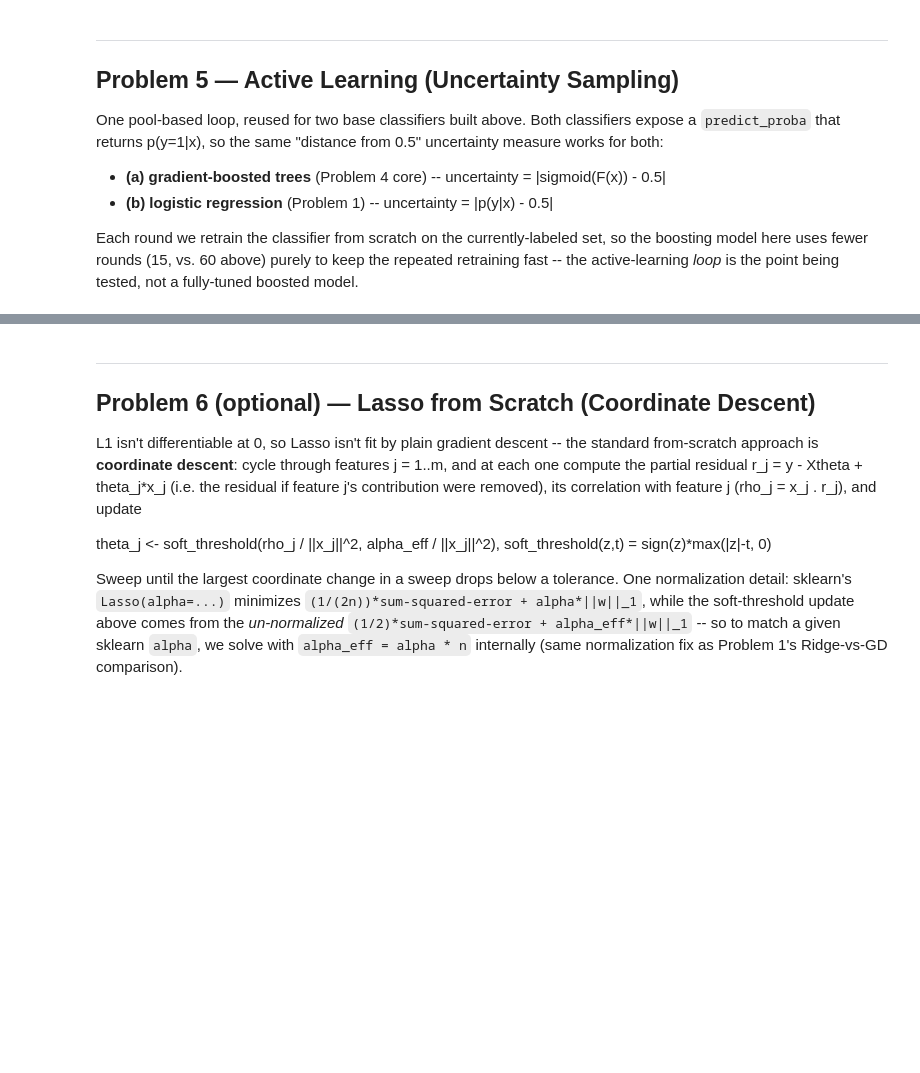
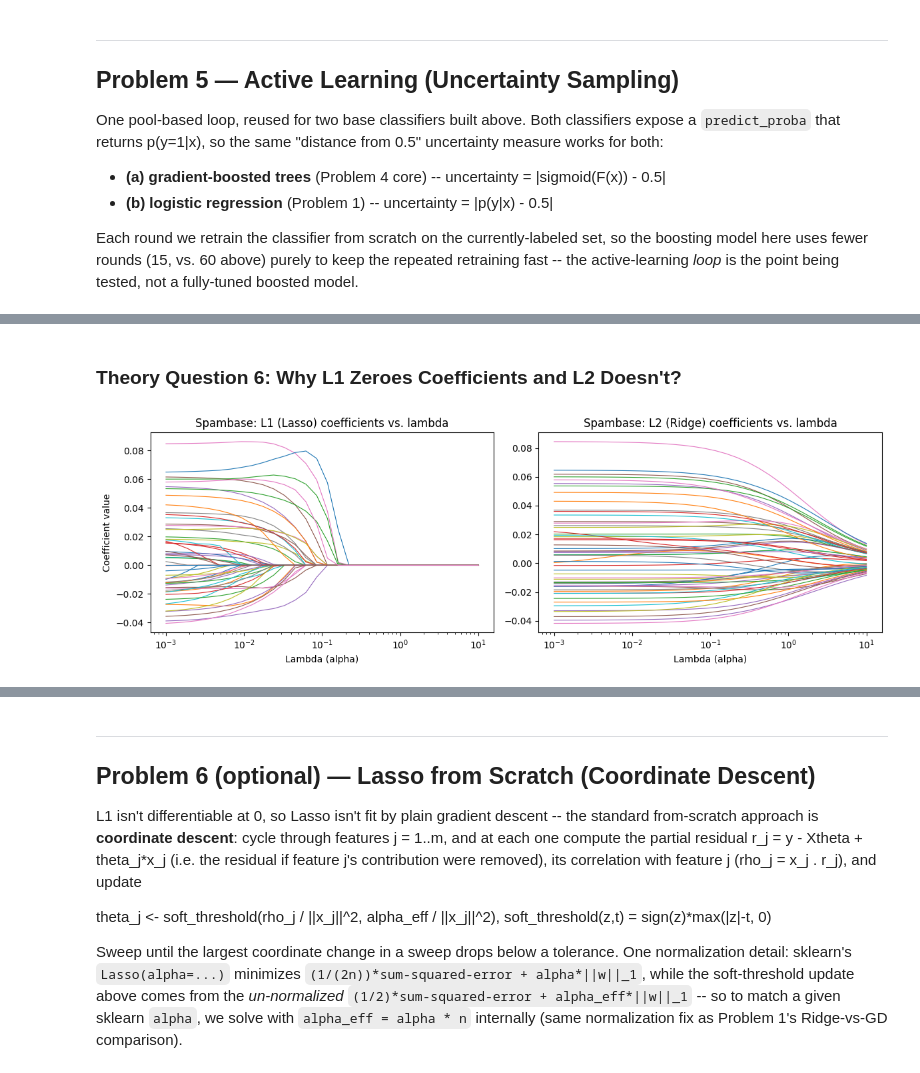
Before and after one commit to g3x-gauransh/CS6140-ML-HW-, a Jupyter notebook: HW2/hw2_26F_starter.ipynb, the cells around one changed output, grey strips where cells are left out. Cells and saved outputs as stored; diff of their text form; code cells hidden in the pictures; blank space fills up the shorter version.

```diff
--- a/HW2/hw2_26F_starter.ipynb
+++ b/HW2/hw2_26F_starter.ipynb
@@ -741,0 +806,33 @@ sits, and at what labeling budget the gap is largest.)*
+# %% [markdown]
+### Theory Question 6: Why L1 Zeroes Coefficients and L2 Doesn't?
+# %%
+from sklearn.linear_model import Ridge as RidgeCoefCheck
+
+lambdas_coef = np.logspace(-3, 1, 30)
+lasso_coefs = []
+ridge_coefs = []
+
+for l in lambdas_coef:
+    lasso_fit = Lasso(alpha=l, max_iter=10000).fit(X_train_spam, y_train_spam)
+    ridge_fit = RidgeCoefCheck(alpha=l * X_train_spam.shape[0]).fit(X_train_spam, y_train_spam)
+    lasso_coefs.append(lasso_fit.coef_)
+    ridge_coefs.append(ridge_fit.coef_)
+
+lasso_coefs = np.array(lasso_coefs)
+ridge_coefs = np.array(ridge_coefs)
+
+fig, axes = plt.subplots(1, 2, figsize=(12, 4))
+for j in range(lasso_coefs.shape[1]):
+    axes[0].plot(lambdas_coef, lasso_coefs[:, j], linewidth=0.8)
+    axes[1].plot(lambdas_coef, ridge_coefs[:, j], linewidth=0.8)
+axes[0].set_xscale("log")
+axes[1].set_xscale("log")
+axes[0].set_xlabel("Lambda (alpha)")
+axes[1].set_xlabel("Lambda (alpha)")
+axes[0].set_ylabel("Coefficient value")
+axes[0].set_title("Spambase: L1 (Lasso) coefficients vs. lambda")
+axes[1].set_title("Spambase: L2 (Ridge) coefficients vs. lambda")
+plt.tight_layout()
+plt.show()
+# %% [output]
+[figure, added]
```
Also changed, not shown: parts of 31 cells of this notebook.
